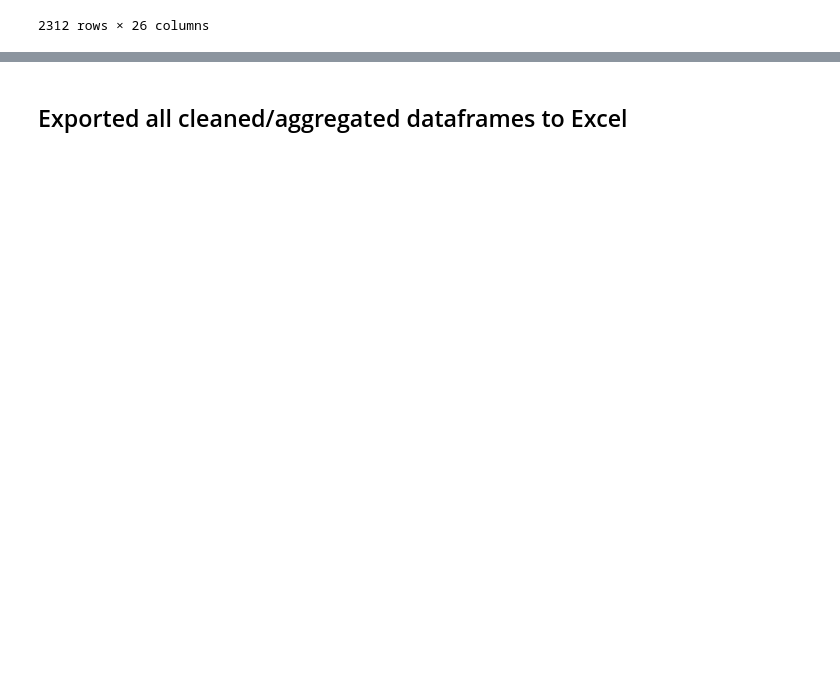
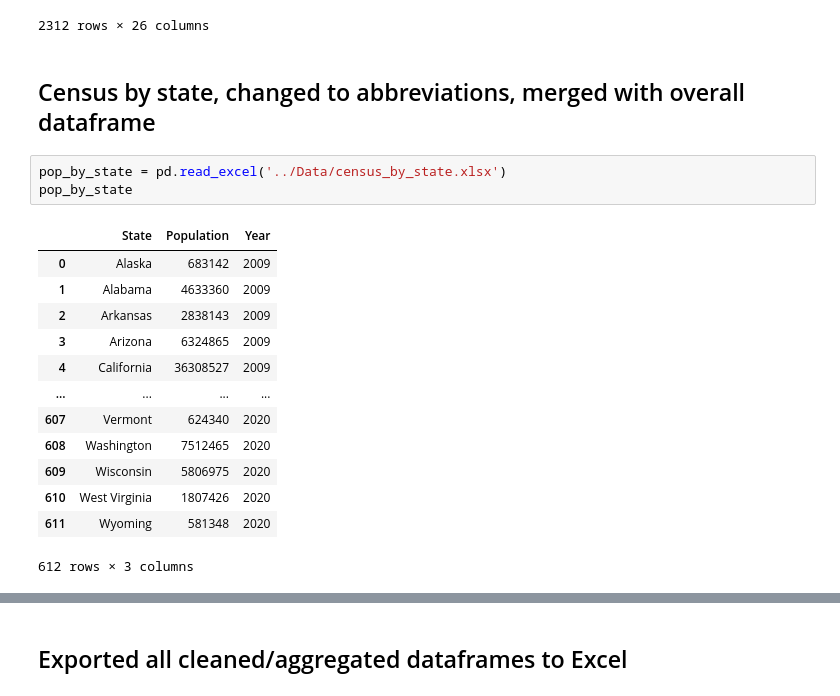
Before and after one commit to kyman90/homeless-project, a Jupyter notebook: Notebook/homelessness_capstone.ipynb, the cells around one changed output, grey strips where cells are left out. Saved outputs shown, nothing was run; the diff lists cells and outputs as text; blank space fills up the shorter version.

```diff
--- a/Notebook/homelessness_capstone.ipynb
+++ b/Notebook/homelessness_capstone.ipynb
@@ -220,3 +220,22 @@ coc_merge
 | 2310 | WV-508 | West Virginia Balance of State CoC | 1109 | 762 | 347 | ... |
 | 2311 | WY-500 | Wyoming Statewide CoC | 798 | 507 | 291 | ... |
 2312 rows × 26 columns
+# %% [markdown]
+## Census by state, changed to abbreviations, merged with overall dataframe
+# %%
+pop_by_state = pd.read_excel('../Data/census_by_state.xlsx')
+pop_by_state
+# %% [output]
+|  | State | Population | Year |
+| 0 | Alaska | 683142 | 2009 |
+| 1 | Alabama | 4633360 | 2009 |
+| 2 | Arkansas | 2838143 | 2009 |
+| 3 | Arizona | 6324865 | 2009 |
+| 4 | California | 36308527 | 2009 |
+| ... | ... | ... | ... |
+| 607 | Vermont | 624340 | 2020 |
+| 608 | Washington | 7512465 | 2020 |
+| 609 | Wisconsin | 5806975 | 2020 |
+| 610 | West Virginia | 1807426 | 2020 |
+| 611 | Wyoming | 581348 | 2020 |
+612 rows × 3 columns
```
Also changed, not shown: parts of 5 cells of this notebook.
